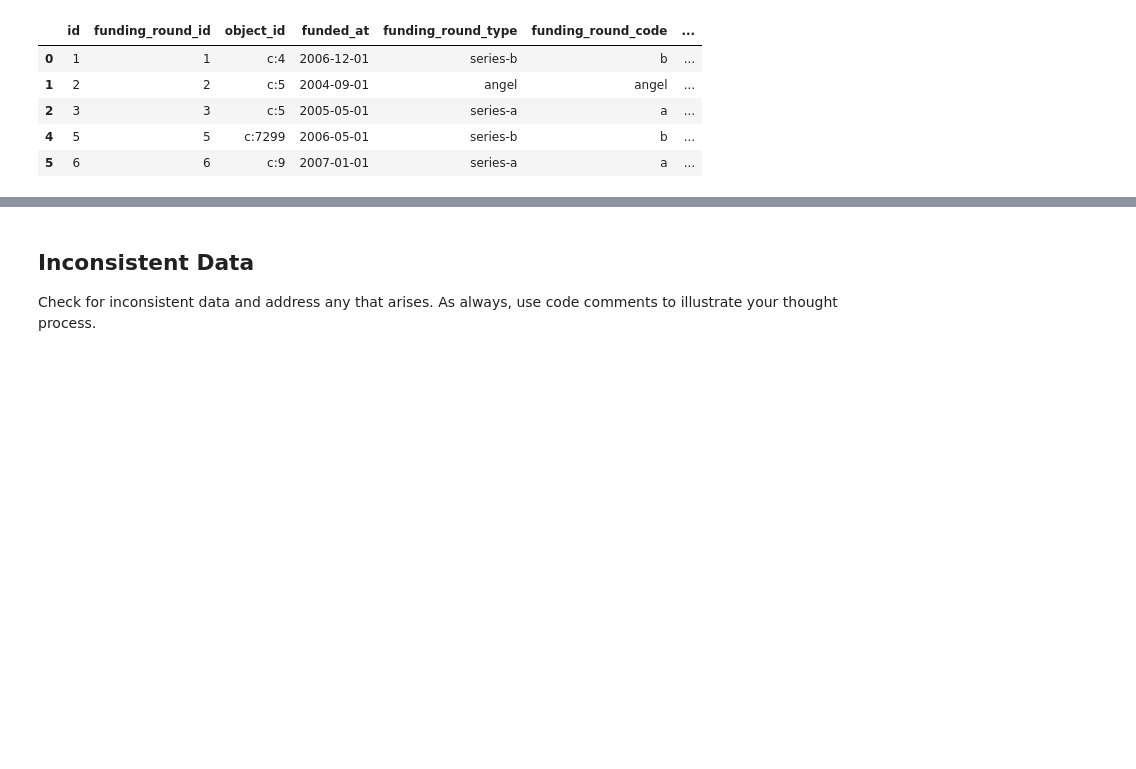
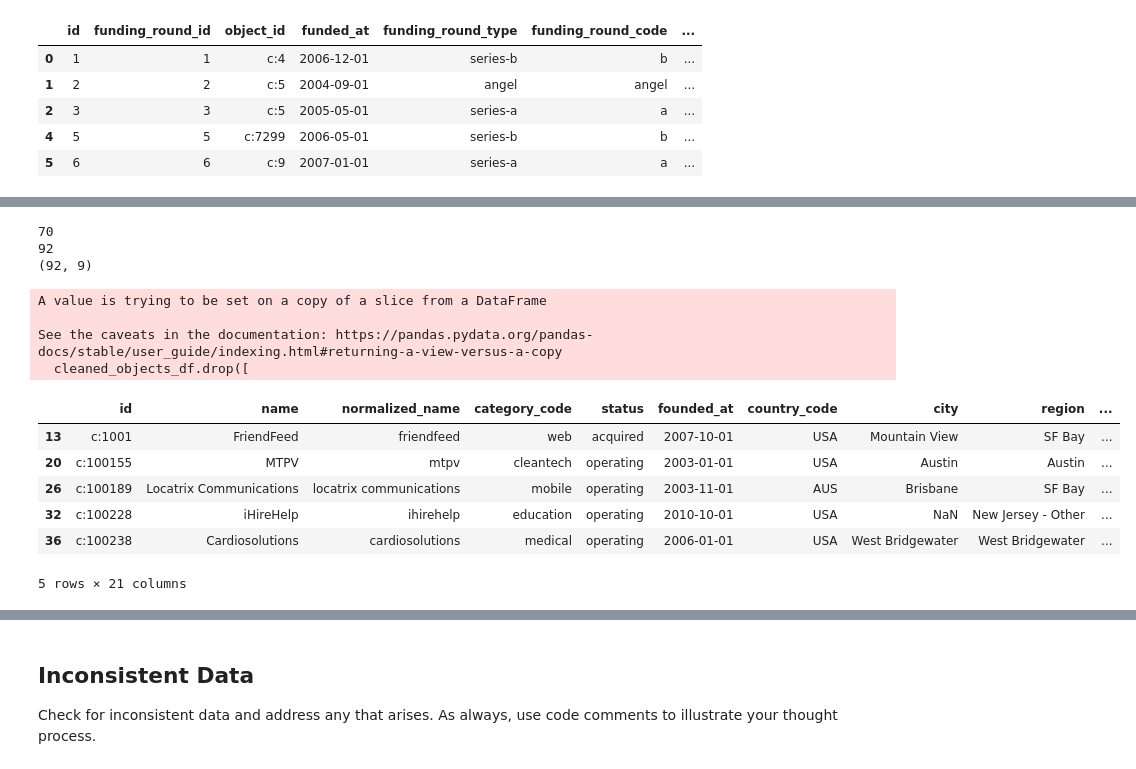
Before and after one commit to bradleytkay/cleaning-data-checkpoint, a Jupyter notebook: checkpoint-three.ipynb, the cells around one changed output, grey strips where cells are left out. Drawn from its saved outputs; the diff is of its cells as text; code cells hidden in the pictures; blank space fills up the shorter version.

Commit message:
done up to inconsistent data

```diff
--- a/checkpoint-three.ipynb
+++ b/checkpoint-three.ipynb
@@ -1156,0 +1188,21 @@ cleaned_funding_rounds_df.head()
+# %%
+cleaned_ipos_df.head()
+
+# How many 0s are in raised_amount?
+print((cleaned_ipos_df['raised_amount'] == 0).sum())
+print(len(cleaned_ipos_df['raised_amount']))
+
+# 70/92?  Are there really only 92 rows left in this table?
+
+print(cleaned_ipos_df.shape)
+
+# Apparently, yes.
+
+# I'm debating filtering out all 0-value raised_amount rows, but as I already filtered out all 0-value
+# valuation_amount rows and really paired this table down, I think I'll leave it as is for the moment.
+
+squeaky_ipos_df = cleaned_ipos_df
+# %% [output]
+70
+92
+(92, 9)
@@ -1156,0 +1215,53 @@ cleaned_funding_rounds_df.head()
+# %%
+cleaned_objects_df.head()
+# cleaned_objects_df.shape
+
+# print(cleaned_objects_df['entity_type'].unique())
+
+# # Apparently "company" is the only value in the entity_type column, which makes that column
+# # seem completely useless.  Drop.
+
+# # I don't think entity_id can be a foreign key to any other tables, and doesn't do anything here
+# # that name doesn't do.  Drop.
+
+# print(cleaned_objects_df['entity_type'].unique())
+
+# print(cleaned_objects_df.columns)
+
+# # What's going on in investment_rounds
+# print(cleaned_objects_df['investment_rounds'].unique())
+
+# # # Did a company really have 478 investment rounds?  Seems... unlikely...
+
+# print((cleaned_objects_df['investment_rounds'] == 0).sum())
+# 24268 / 24461 rows have 0s in the investment_rounds column? Do all the rows that have
+# 0s in the investment_rounds column also have 0s in their funding_total_usd column.  It
+# seems like they should if they didn't... you know... have any funding rounds.
+
+# no_funding_rounds = cleaned_objects_df[cleaned_objects_df['funding_rounds'] == 0]
+# funding_total_check = (no_funding_rounds['funding_total_usd'] == 0).all()
+# print(funding_total_check)
+# True
+
+cleaned_objects_df.drop([
+    'entity_type',
+    'entity_id',
+    'tag_list',
+    'state_code'
+], axis=1, inplace=True)
+
+squeaky_objects_df = cleaned_objects_df[cleaned_objects_df['funding_rounds'] > 0]
+
+squeaky_objects_df.head()
+# %% [output]
+A value is trying to be set on a copy of a slice from a DataFrame
+
+See the caveats in the documentation: https://pandas.pydata.org/pandas-docs/stable/user_guide/indexing.html#returning-a-view-versus-a-copy
+  cleaned_objects_df.drop([
+|  | id | name | normalized_name | category_code | status | founded_at | country_code | city | region | ... |
+| 13 | c:1001 | FriendFeed | friendfeed | web | acquired | 2007-10-01 | USA | Mountain View | SF Bay | ... |
+| 20 | c:100155 | MTPV | mtpv | cleantech | operating | 2003-01-01 | USA | Austin | Austin | ... |
+| 26 | c:100189 | Locatrix Communications | locatrix communications | mobile | operating | 2003-11-01 | AUS | Brisbane | SF Bay | ... |
+| 32 | c:100228 | iHireHelp | ihirehelp | education | operating | 2010-10-01 | USA | NaN | New Jersey - Other | ... |
+| 36 | c:100238 | Cardiosolutions | cardiosolutions | medical | operating | 2006-01-01 | USA | West Bridgewater | West Bridgewater | ... |
+5 rows × 21 columns
```
Also changed, not shown: parts of 9 cells of this notebook.
